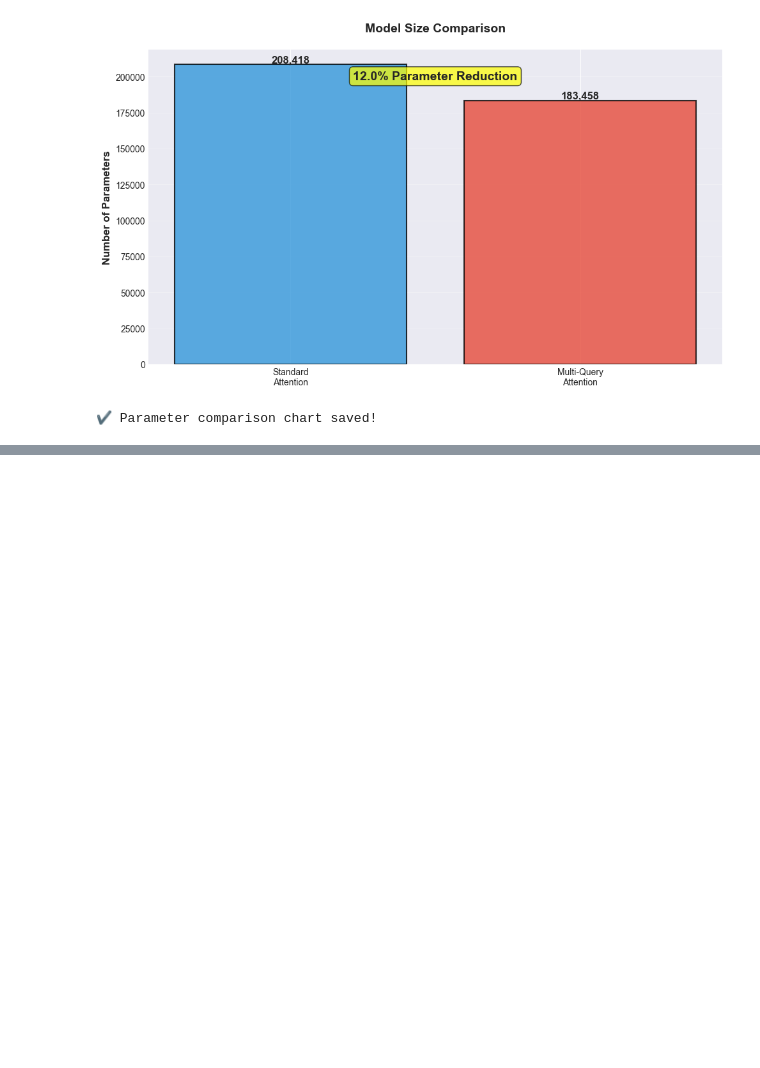
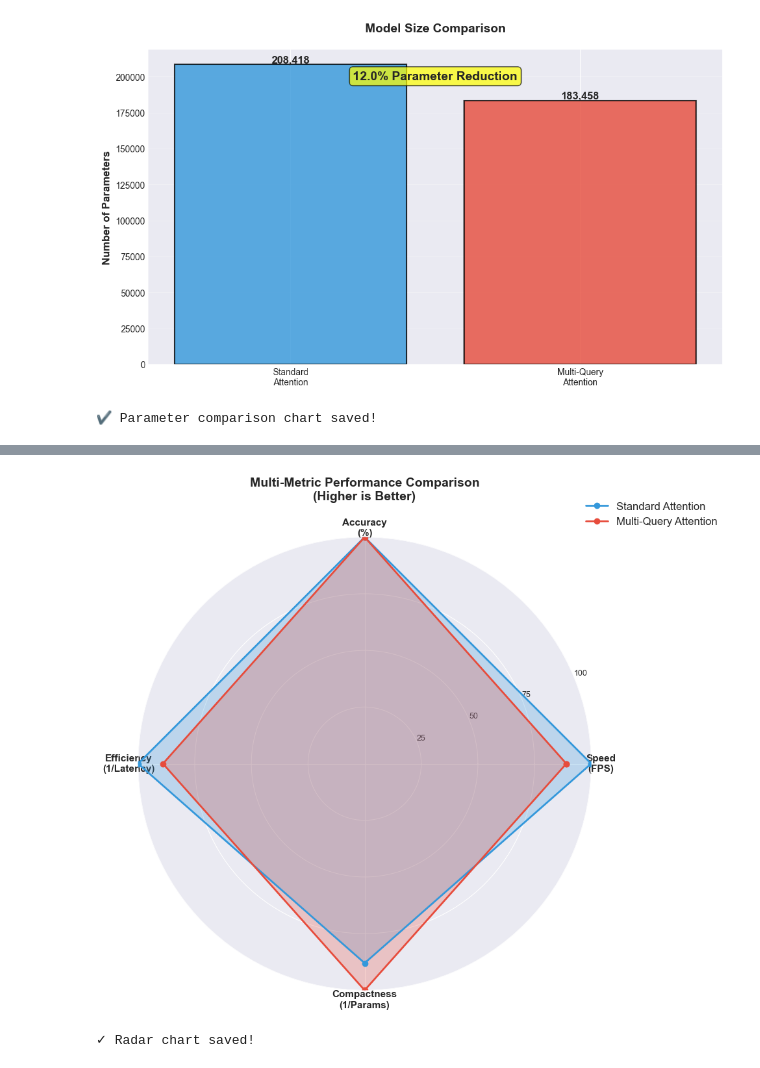
Before and after one commit to Timz-creator/efficient-attention-robotics, a Jupyter notebook: notebooks/05_comparison_analysis.ipynb, the cells around one changed output, grey strips where cells are left out. Drawn from its saved outputs; the diff is of its cells as text; code cells hidden in the pictures; blank space fills up the shorter version.

```diff
--- a/notebooks/05_comparison_analysis.ipynb
+++ b/notebooks/05_comparison_analysis.ipynb
@@ -110,0 +185,69 @@ print("✔️ FPS comparison chart saved!")
+# %%
+from math import pi
+
+# Prepare data for radar chart (normalize to 0-100 scale)
+categories = ['Speed\n(FPS)', 'Accuracy\n(%)', 'Efficiency\n(1/Latency)', 'Compactness\n(1/Params)']
+
+# Normalize metrics to 0-100 scale
+def normalize(value, max_val):
+    return (value / max_val) * 100
+
+max_fps = max(baseline_results['fps'], mq_results['fps'])
+max_accuracy = 100  # Already in percentage
+max_efficiency = max(1/baseline_results['latency_ms'], 1/mq_results['latency_ms'])
+max_compactness = max(1/baseline_results['num_parameters'], 1/mq_results['num_parameters'])
+
+baseline_values = [
+    normalize(baseline_results['fps'], max_fps),
+    baseline_results['accuracy_percent'],
+    normalize(1/baseline_results['latency_ms'], max_efficiency),
+    normalize(1/baseline_results['num_parameters'], max_compactness)
+]
+
+mq_values = [
+    normalize(mq_results['fps'], max_fps),
+    mq_results['accuracy_percejt'],
+    normalize(1/mq_results['latency_ms'], max_efficiency),
+    normalize(1/mq_results['num_parameters'], max_compactness)
+]
+
+# Number of variables
+N = len(categories)
+
+# Compute angle for each axis
+angles = [n / float(N) * 2 * pi for n in range(N)]
+baseline_values += baseline_values[:1]
+mq_values += mq_values[:1]
+angles += angles[:1]
+
+# Create plot
+fig, ax = plt.subplots(figsize=(10, 10), subplot_kw=dict(projection='polar'))
+
+# Plot data
+ax.plot(angles, baseline_values, 'o-', linewidth=2, label='Standard Attention', color='#3498db')
+ax.fill(angles, baseline_values, alpha=0.25, color='#3498db')
+
+ax.plot(angles, mq_values, 'o-', linewidth=2, label='Multi-Query Attention', color='#e74c3c')
+ax.fill(angles, mq_values, alpha=0.25, color='#e74c3c')
+
+# Fix axis labels
+ax.set_xticks(angles[:-1])
+ax.set_xticklabels(categories, size=11, fontweight='bold')
+
+ax.set_ylim(0, 100)
+ax.set_yticks([25, 50, 75, 100])
+ax.set_yticklabels(['25', '50', '75', '100'], size=9)
+ax.grid(True)
+
+plt.legend(loc='upper right', bbox_to_anchor=(1.3, 1.1), fontsize=12)
+plt.title('Multi-Metric Performance Comparison\n(Higher is Better)',
+          size=14, fontweight='bold', pad=20)
+
+plt.tight_layout()
+plt.savefig('../results/figures/radar_comparison.png', dpi=300, bbox_inches='tight')
+plt.show()
+
+print("✓ Radar chart saved!")
+# %% [output]
+[figure, added]
+✓ Radar chart saved!
```
Also changed, not shown: parts of 6 cells of this notebook, 7 other files.
